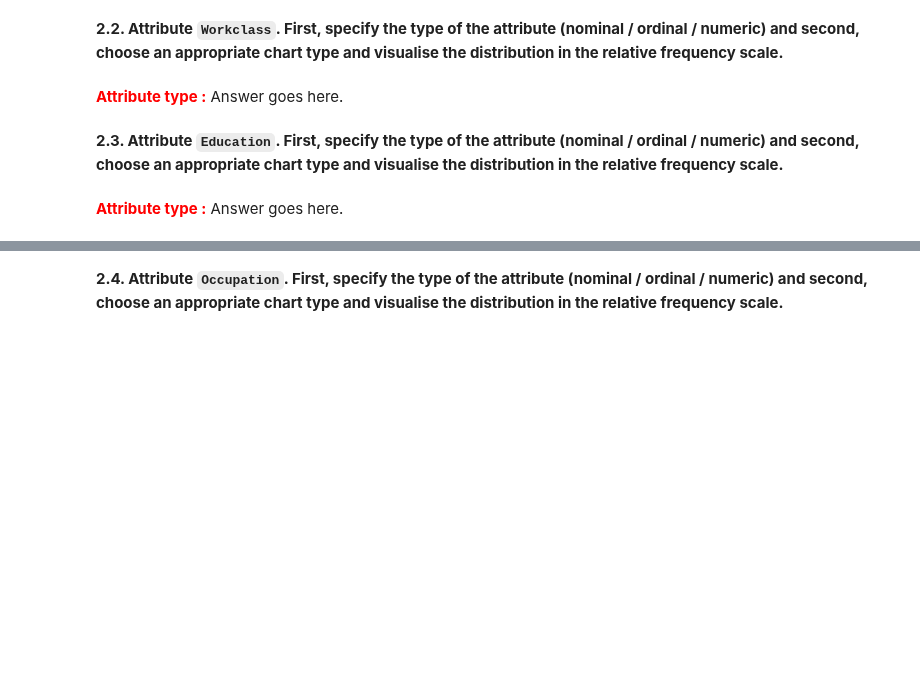
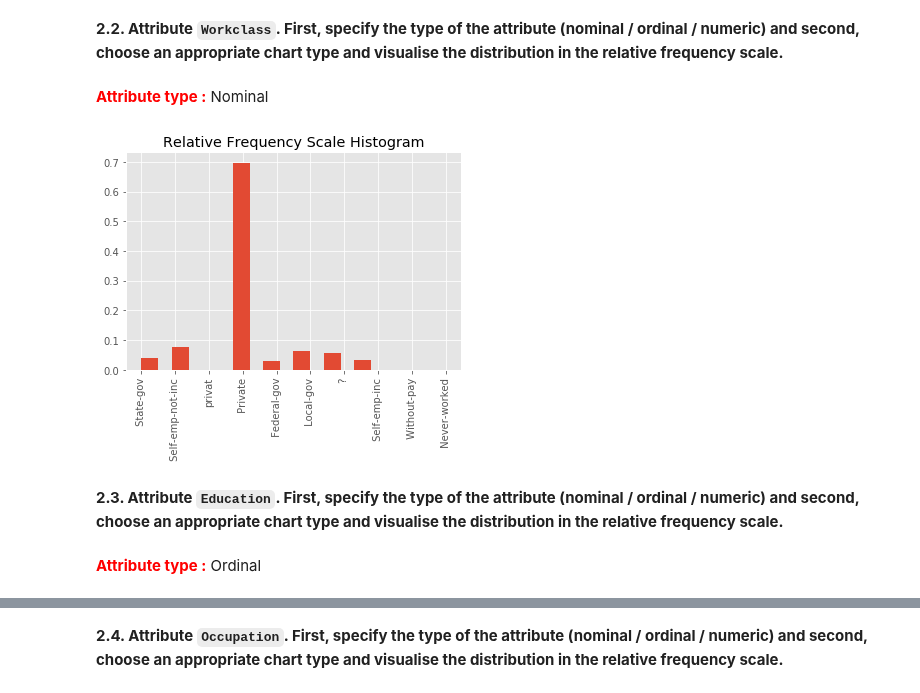
Before and after one commit to enliktjioe/bda2020, a Jupyter notebook: HW1/Homework_01.ipynb, the cells around one changed output, grey strips where cells are left out. Saved outputs shown, nothing was run; the diff lists cells and outputs as text; code cells hidden in the pictures; blank space fills up the shorter version.

```diff
--- a/HW1/Homework_01.ipynb
+++ b/HW1/Homework_01.ipynb
@@ -156,4 +156,5 @@ import numpy as np
 import pandas as pd
 
 # TODO
-data = ...
+data = pd.read_table('adult.csv', index_col="X")
+data
@@ -187,4 +222,4 @@ else:
 # %% [markdown]
 **2.2. Attribute `Workclass`. First, specify the type of the attribute (nominal / ordinal / numeric) and second, choose an appropriate chart type and visualise the distribution in the relative frequency scale.**
 # %% [markdown]
-**<font color='red'>Attribute type :</font>** Answer goes here.
+**<font color='red'>Attribute type :</font>** Nominal
@@ -193,4 +226,20 @@ else:
+# %%
+# TODO
+# data.workclass.value_counts().plot(kind="bar")
+fig = plt.figure()
+
+ax = plt.subplot(111)
+ax.hist(data['workclass'],
+         width = 0.5,
+         weights = np.ones(len(data['workclass'])) / len(data['workclass'])
+        )
+ax.set_title('Relative Frequency Scale Histogram')
+plt.text
+plt.xticks(rotation=90)
+plt.show()
+# %% [output]
+[figure, added]
 # %% [markdown]
 **2.3. Attribute `Education`. First, specify the type of the attribute (nominal / ordinal / numeric) and second, choose an appropriate chart type and visualise the distribution in the relative frequency scale.**
 # %% [markdown]
-**<font color='red'>Attribute type :</font>** Answer goes here.
+**<font color='red'>Attribute type :</font>** Ordinal
```
Also changed, not shown: parts of 8 cells of this notebook.
